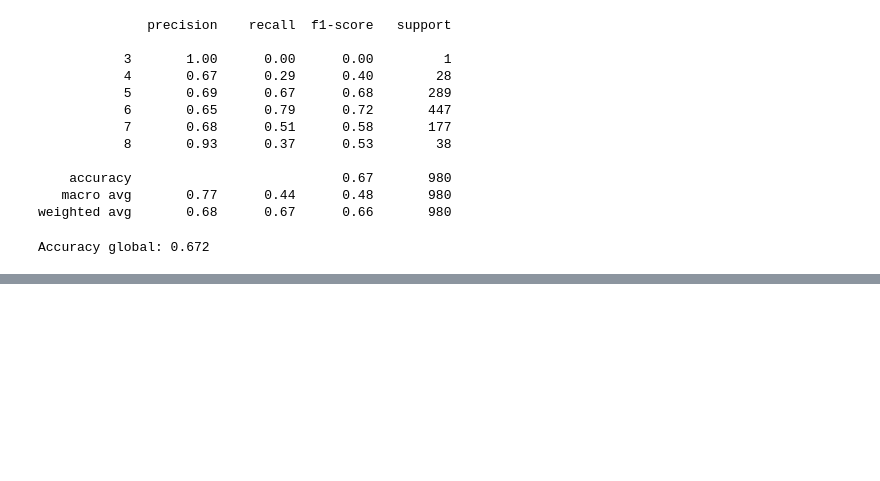
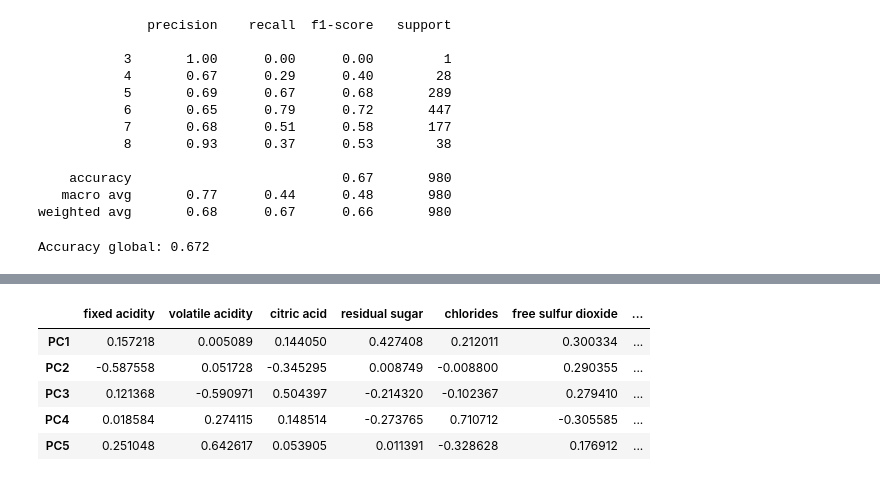
Before and after one commit to Vihelmet/Analisis_calidad_vino_blanco_ML, a Jupyter notebook: notebooks/03_Entrenamiento_modelo.ipynb, the cells around one changed output, grey strips where cells are left out. Cells and saved outputs as stored; diff of their text form; code cells hidden in the pictures; blank space fills up the shorter version.

```diff
--- a/notebooks/03_Entrenamiento_modelo.ipynb
+++ b/notebooks/03_Entrenamiento_modelo.ipynb
@@ -294,0 +323,9 @@ Ha mejorado algo, pero muy poco.
+# %%
+pd.DataFrame(pca.components_[:5], columns=X.columns, index=['PC1','PC2','PC3','PC4','PC5'])
+# %% [output]
+|  | fixed acidity | volatile acidity | citric acid | residual sugar | chlorides | free sulfur dioxide | ... |
+| PC1 | 0.157218 | 0.005089 | 0.144050 | 0.427408 | 0.212011 | 0.300334 | ... |
+| PC2 | -0.587558 | 0.051728 | -0.345295 | 0.008749 | -0.008800 | 0.290355 | ... |
+| PC3 | 0.121368 | -0.590971 | 0.504397 | -0.214320 | -0.102367 | 0.279410 | ... |
+| PC4 | 0.018584 | 0.274115 | 0.148514 | -0.273765 | 0.710712 | -0.305585 | ... |
+| PC5 | 0.251048 | 0.642617 | 0.053905 | 0.011391 | -0.328628 | 0.176912 | ... |
```
Also changed, not shown: parts of 9 cells of this notebook.
